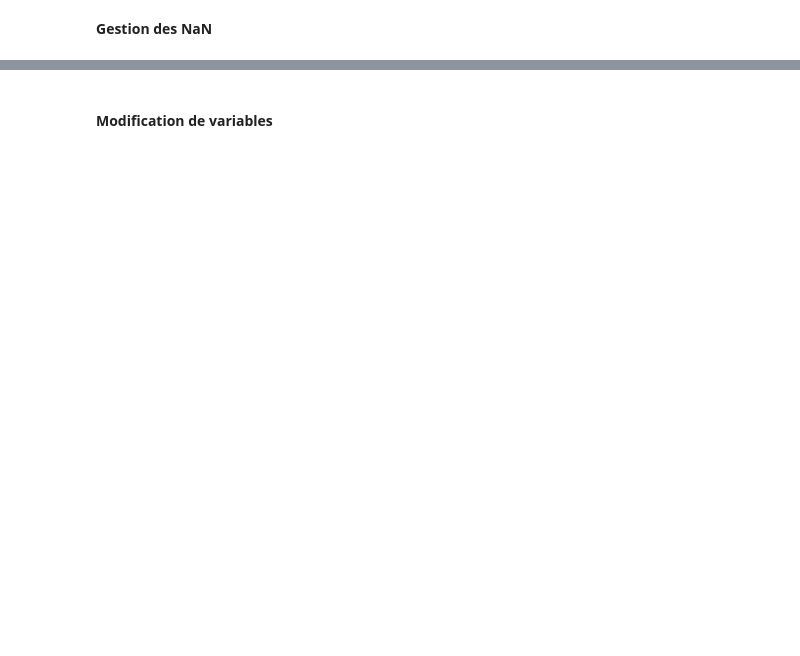
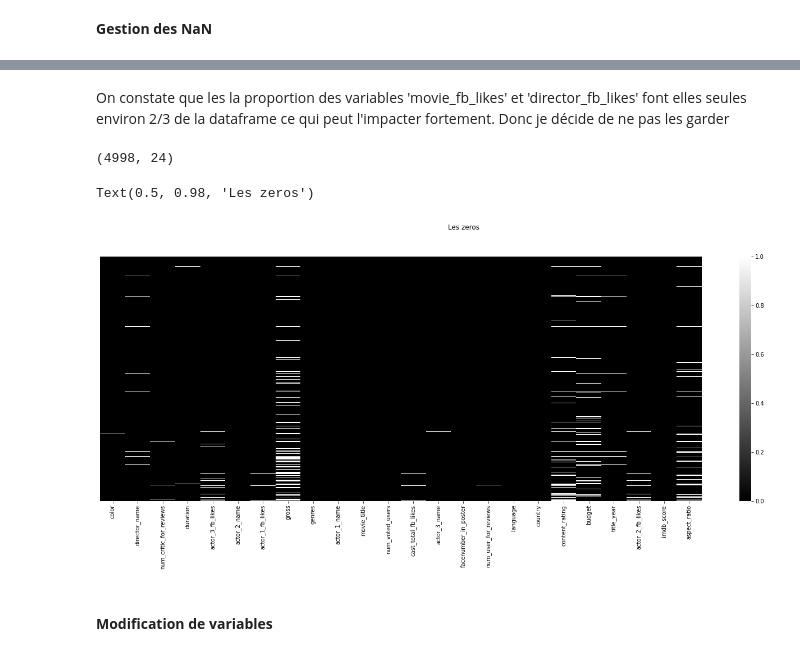
Before and after one commit to adjanorpro18/IA-Modelisation, a Jupyter notebook: Projets/Projet P4 - Révisions ML du preprocessing au template/Projet P4 - revisions ML.ipynb, the cells around one changed output, grey strips where cells are left out. Drawn from its saved outputs; the diff is of its cells as text; code cells hidden in the pictures; blank space fills up the shorter version.

```diff
--- a/Projets/Projet P4 - Révisions ML du preprocessing au template/Projet P4 - revisions ML.ipynb
+++ b/Projets/Projet P4 - Révisions ML du preprocessing au template/Projet P4 - revisions ML.ipynb
@@ -171,2 +195,17 @@ Et donc au total on a une proportition tres marginales des données manquantes m
+# %% [markdown]
+On constate que les la proportion des variables 'movie_fb_likes' et 'director_fb_likes' font elles seules environ 2/3 de la dataframe ce qui peut l'impacter fortement. Donc je décide de ne pas les garder
+# %%
+# Suppression des deux colonnes ayant une part importante des NaN
+df.drop(['movie_fb_likes','director_fb_likes'], axis=1, inplace=True)
+df.shape
+# %% [output]
+(4998, 24)
+# %%
+fig = plt.figure(figsize=(24,8))
+sns.heatmap(df.isnull(), yticklabels=False, cmap='gray')
+plt.suptitle('Les zeros')
+# %% [output]
+Text(0.5, 0.98, 'Les zeros')
+[figure, added]
 # %% [markdown]
 #### **Modification de variables**
```
Also changed, not shown: parts of 44 cells of this notebook.
